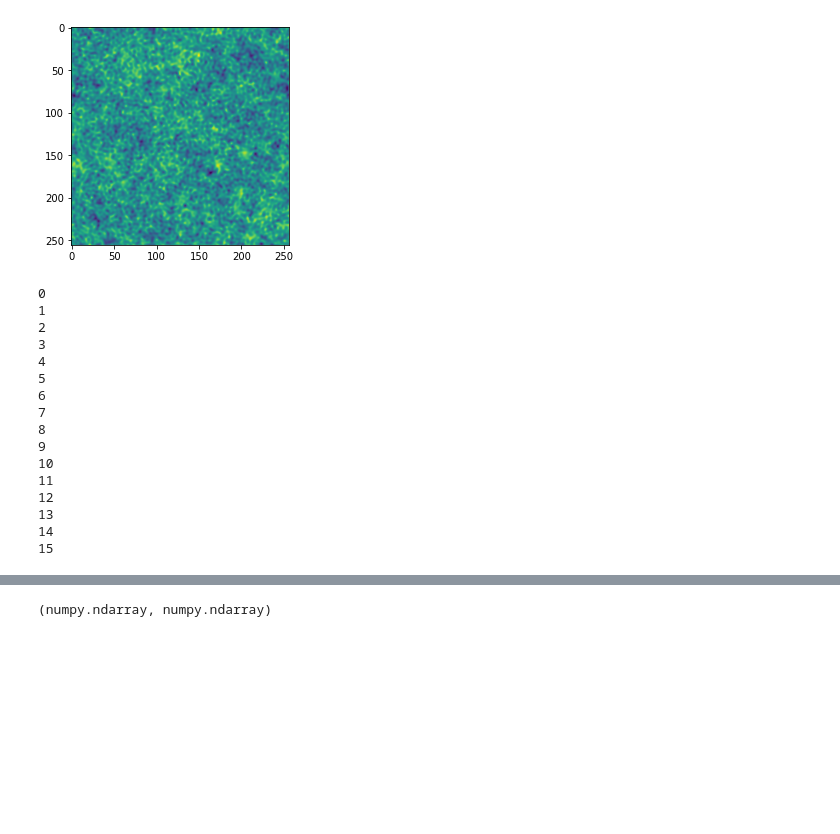
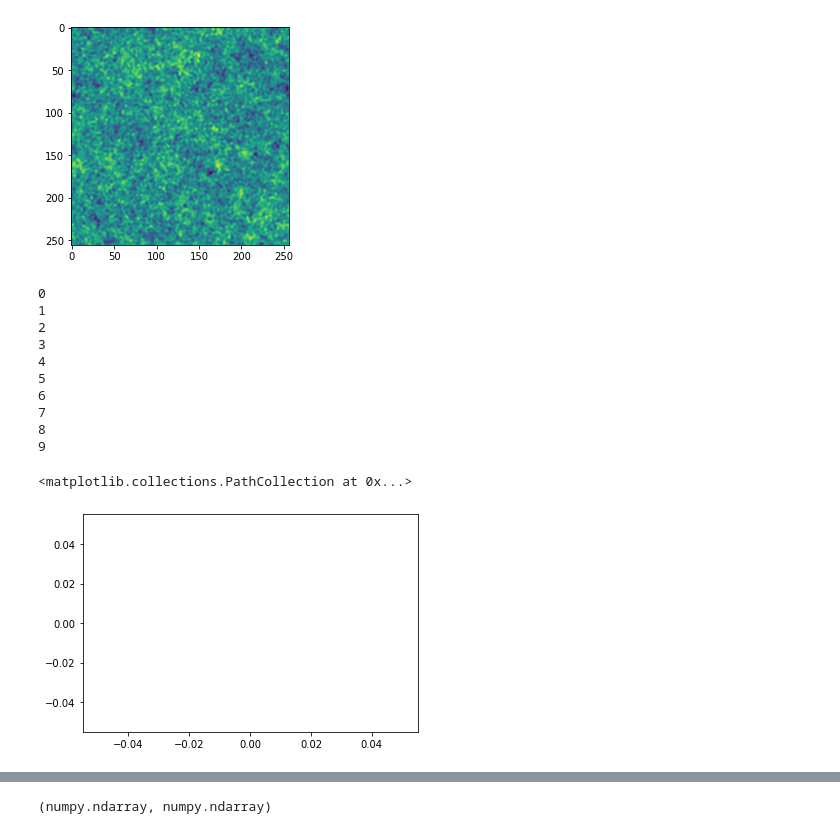
Before and after one commit to liuxx479/Outlier, a Jupyter notebook: train_neural_network.ipynb, the cells around one changed output, grey strips where cells are left out. Saved outputs shown, nothing was run; the diff lists cells and outputs as text; code cells hidden in the pictures; blank space fills up the shorter version.

```diff
--- a/train_neural_network.ipynb
+++ b/train_neural_network.ipynb
@@ -59,6 +59,8 @@ for example in dataset.take(1):  #split the whole set into N mini-batches
 # %% [output]
 tf.Tensor([0.16992588 0.7251126 ], shape=(2,), dtype=float32)
 [figure]
+# %%
+S8_gen= lambda params: sqrt(params.T[0]/0.3)*params.T[1]
 # %%
 ############ JL: resnet architecture, mostly unchanged, other than removed bunch of idensity matrices
 
@@ -119,8 +121,8 @@ batch_size = 100 ### number of maps per batch
 
 num_classes = 2
 input_shape = (256, 256, 1, batch_size)
-step_size = 0.1
-num_steps = 16 #1600
+step_size = 0.01
+num_steps = 10 #1600
 
 init_fun, predict_fun = ResNet50(num_classes)
 _, init_params = init_fun(rng_key, input_shape)
@@ -170,9 +172,12 @@ trained_params = get_params(opt_state)
 7
 8
 9
-10
-11
-12
-13
-14
-15
+# %%
+test_sample = next(batches)
+test_params = test_sample[1]
+pred_params = predict_fun(trained_params, test_sample[0])
+# %%
+scatter(S8_gen(test_params), S8_gen(pred_params))
+# %% [output]
+<matplotlib.collections.PathCollection at 0x...>
+[figure, added]
```
Also changed, not shown: parts of 1 cell of this notebook.
